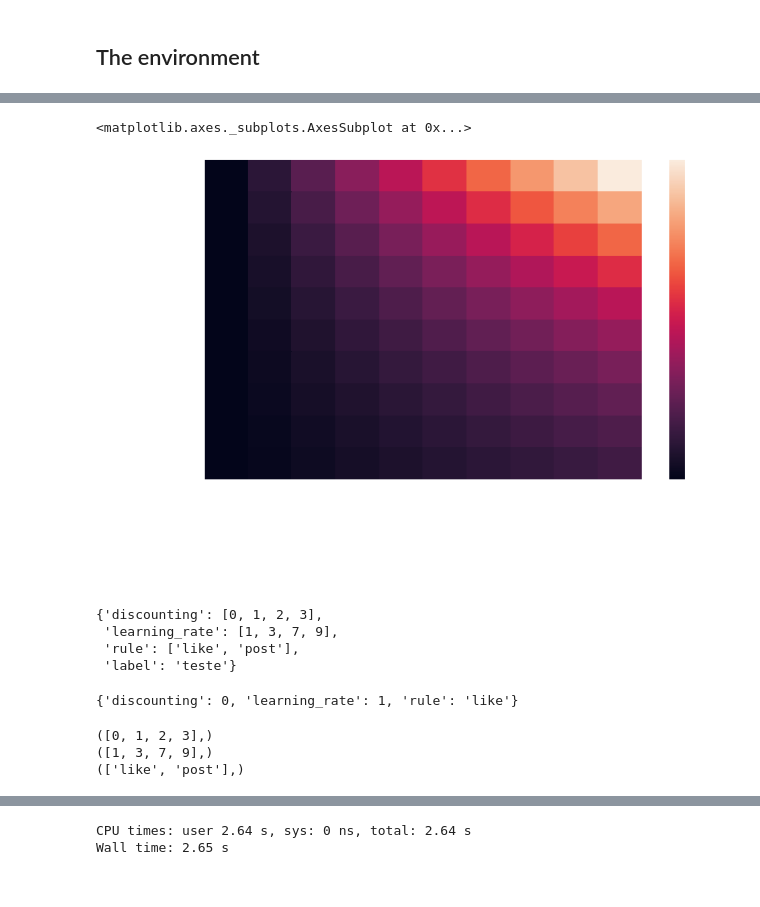
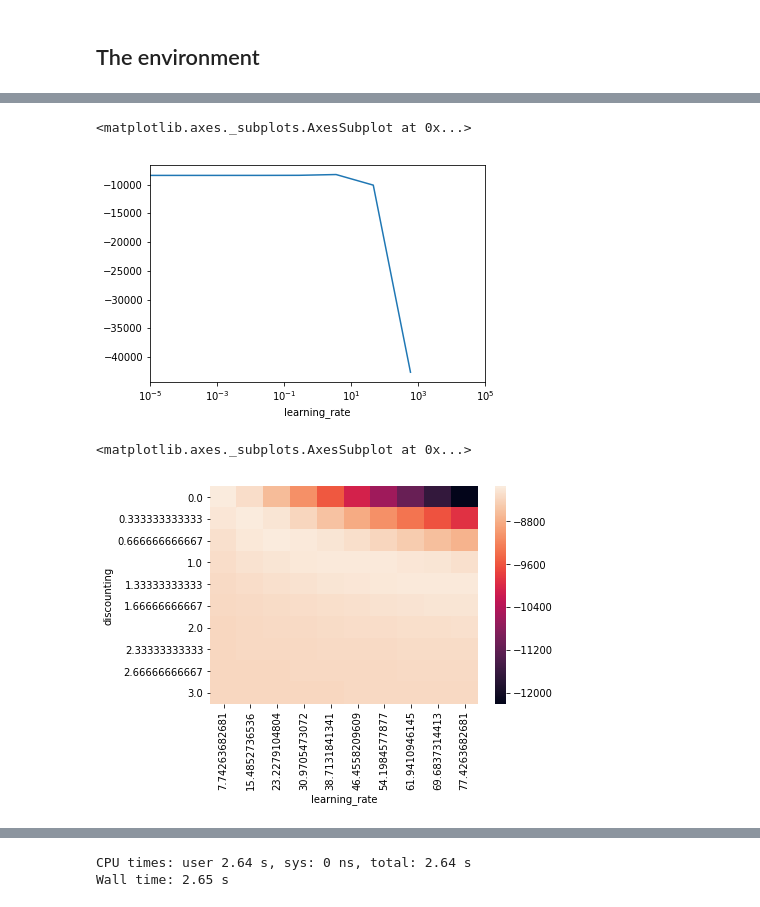
Before and after one commit to EstevaoUyra/spikelearn, a Jupyter notebook: notebooks/exploration/Bayesian rat.ipynb, the cells around one changed output, grey strips where cells are left out. Saved outputs shown, nothing was run; the diff lists cells and outputs as text; code cells hidden in the pictures.

Commit message:
Add search into parameters

```diff
--- a/notebooks/exploration/Bayesian rat.ipynb
+++ b/notebooks/exploration/Bayesian rat.ipynb
@@ -233,12 +200,10 @@ res = full.groupby('rule').get_group('post')
+# %%
+p1.set_index('learning_rate').loglikelihood.plot(logx=True)
+# %% [output]
+<matplotlib.axes._subplots.AxesSubplot at 0x...>
+[figure, added]
 # %%
-sns.heatmap(res.sort_values(['discounting','learning_rate']).set_index(['discounting','learning_rate']).loglikelihood.unstack('learning_rate'))
+sns.heatmap(both.loglikelihood.unstack('learning_rate'))
 # %% [output]
 <matplotlib.axes._subplots.AxesSubplot at 0x...>
-[figure, old version]
+[figure, new version]
-# %%
-param_dict
-# %% [output]
-{'discounting': [0, 1, 2, 3],
- 'learning_rate': [1, 3, 7, 9],
- 'rule': ['like', 'post'],
- 'label': 'teste'}
@@ -256,11 +209,0 @@ def sinplot(flip=1):
-# %%
-dict(zip(param_names, list(product(*tuple(param_dict.values())))[0]))
-# %% [output]
-{'discounting': 0, 'learning_rate': 1, 'rule': 'like'}
-# %%
-for a in product(list(param_dict.values())):
-    print(a)
-# %% [output]
-([0, 1, 2, 3],)
-([1, 3, 7, 9],)
-(['like', 'post'],)
```
Also changed, not shown: parts of 19 cells of this notebook.
